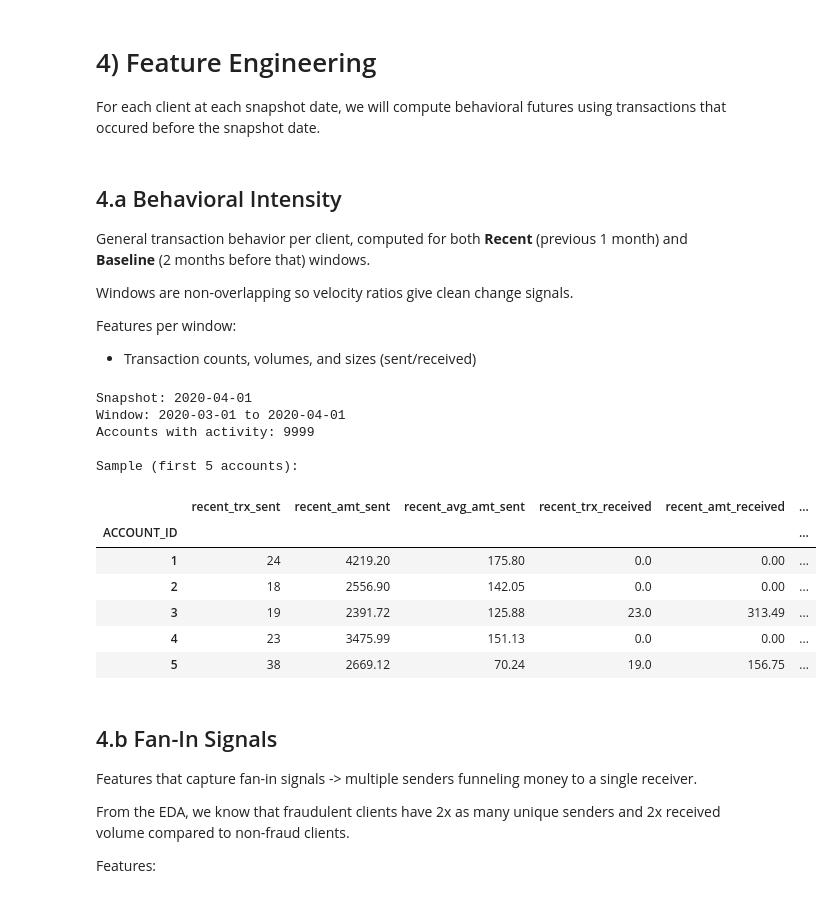
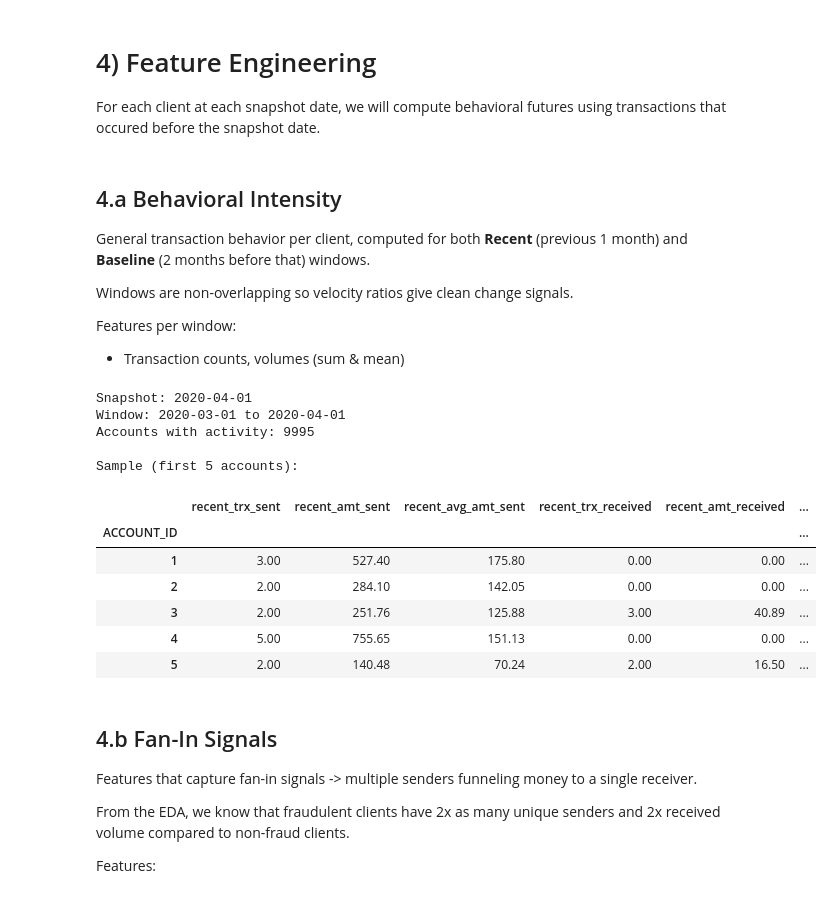
Before and after one commit to sevdenakkoc/my-risk-detection, a Jupyter notebook: notebooks/02_feature_engineering.ipynb, the cells around one changed output. Drawn from its saved outputs; the diff is of its cells as text; code cells hidden in the pictures.

```diff
--- a/notebooks/02_feature_engineering.ipynb
+++ b/notebooks/02_feature_engineering.ipynb
@@ -32,14 +32,14 @@ import seaborn as sns
 sns.set_style('whitegrid')
 pd.set_option('display.max_columns', None)
 pd.set_option('display.max_rows', None)
+pd.set_option('display.expand_frame_repr', False)
+pd.set_option("display.float_format", "{:,.2f}".format)
 
 # import raw data
 data_path = Path("../data/raw")
-
 dfs = {}
 for f in data_path.glob("*.csv"):
     dfs[f.stem] = pd.read_csv(f)
-
 
 # handling timestamp - assuming 2020-01-01 as the start date of the timestamp
 start_date = pd.to_datetime("2020-01-01")
@@ -133,15 +133,13 @@ General transaction behavior per client, computed for both **Recent** (previous
 Windows are non-overlapping so velocity ratios give clean change signals.
 
 Features per window:
-- Transaction counts, volumes, and sizes (sent/received)
+- Transaction counts, volumes (sum & mean)
 # %%
-### This function is more optimized, it filters the data by window first, then filters by account
-
 def compute_intensity_features(df_transactions, snapshot, window_start, prefix):
     """
     Compute behavioral intensity features for all accounts within a time window -
-    prefix: last 1 month or 2 months before last month
-    Returns a df with one row per account
+    prefix: baseline or recent
+    Returns a df with one row per account - per
     """
 
     # Filter trx per window of interest (last month or 2 months before last month)
@@ -149,7 +147,7 @@ def compute_intensity_features(df_transactions, snapshot, window_start, prefix):
 
     # 1. Sending behavior per client
     sent = (
-        df_transactions.groupby("SENDER_ACCOUNT_ID")
+        window_trx.groupby("SENDER_ACCOUNT_ID")
         .agg(
             trx_sent=("TX_ID", "nunique"),
             amt_sent=("TX_AMOUNT", "sum"),
@@ -160,44 +158,45 @@ def compute_intensity_features(df_transactions, snapshot, window_start, prefix):
 
     # 2. Receiving behavior per client
     received = (
-        df_transactions.groupby("RECEIVER_ACCOUNT_ID")
+        window_trx.groupby("RECEIVER_ACCOUNT_ID")
         .agg(
             trx_received=("TX_ID", "nunique"),
             amt_received=("TX_AMOUNT", "sum"),
             avg_amt_received=("TX_AMOUNT", "mean"),
         )
         .rename_axis("ACCOUNT_ID")
     )
 
     # Combine features
-    features = sent.join(received, "ACCOUNT_ID", "outer").fillna(0)
+    features = sent.join(received, how="outer").fillna(0)
     # #rename cols
     features.columns =[f"{prefix}_{col}" for col in features.columns]
+    # features.columns =[col if col == "ACCOUNT_ID" else f"{prefix}_{col}" for col in features.columns]
     return features
 
 # Test: compute recent features for April 1 snapshot
 test_snapshot = snapshot_dates[0]
 test_recent_start = test_snapshot - pd.DateOffset(months=1)
 
 recent_features = compute_intensity_features(df_transactions, test_snapshot, test_recent_start, "recent")
 print(f"Snapshot: {test_snapshot.date()}")
 print(f"Window: {test_recent_start.date()} to {test_snapshot.date()}")
 print(f"Accounts with activity: {len(recent_features)}")
 print(f"\nSample (first 5 accounts):")
 recent_features.head()
 # %% [output]
 Snapshot: 2020-04-01
 Window: 2020-03-01 to 2020-04-01
-Accounts with activity: 9999
+Accounts with activity: 9995
 
 Sample (first 5 accounts):
 |  | recent_trx_sent | recent_amt_sent | recent_avg_amt_sent | recent_trx_received | recent_amt_received | ... |
 | ACCOUNT_ID |  |  |  |  |  | ... |
-| 1 | 24 | 4219.20 | 175.80 | 0.0 | 0.00 | ... |
-| 2 | 18 | 2556.90 | 142.05 | 0.0 | 0.00 | ... |
-| 3 | 19 | 2391.72 | 125.88 | 23.0 | 313.49 | ... |
-| 4 | 23 | 3475.99 | 151.13 | 0.0 | 0.00 | ... |
-| 5 | 38 | 2669.12 | 70.24 | 19.0 | 156.75 | ... |
+| 1 | 3.00 | 527.40 | 175.80 | 0.00 | 0.00 | ... |
+| 2 | 2.00 | 284.10 | 142.05 | 0.00 | 0.00 | ... |
+| 3 | 2.00 | 251.76 | 125.88 | 3.00 | 40.89 | ... |
+| 4 | 5.00 | 755.65 | 151.13 | 0.00 | 0.00 | ... |
+| 5 | 2.00 | 140.48 | 70.24 | 2.00 | 16.50 | ... |
 # %% [markdown]
 ## 4.b Fan-In Signals
 
```
Also changed, not shown: parts of 22 cells of this notebook.
